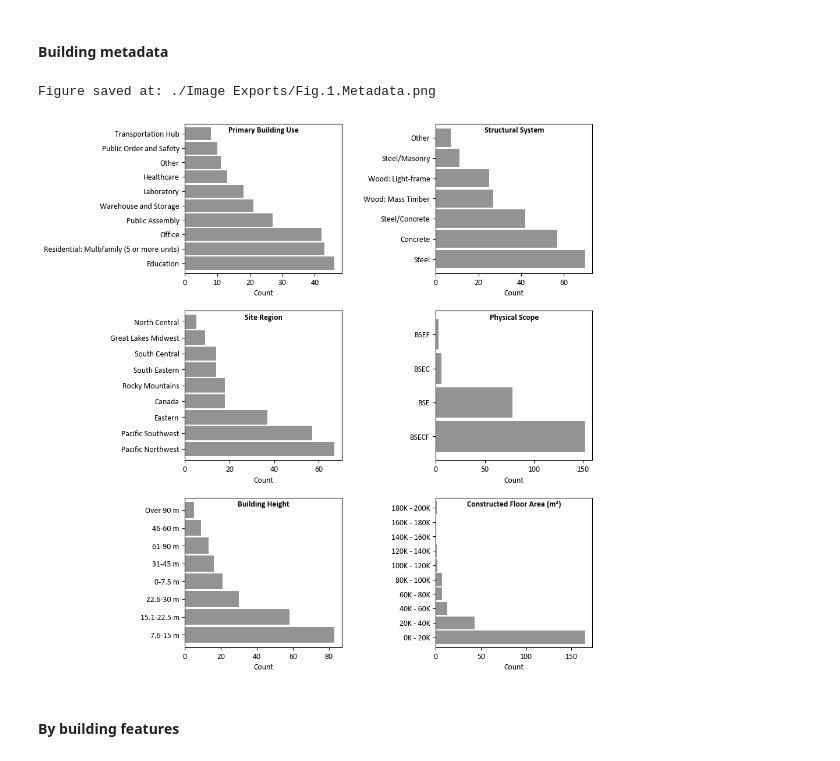
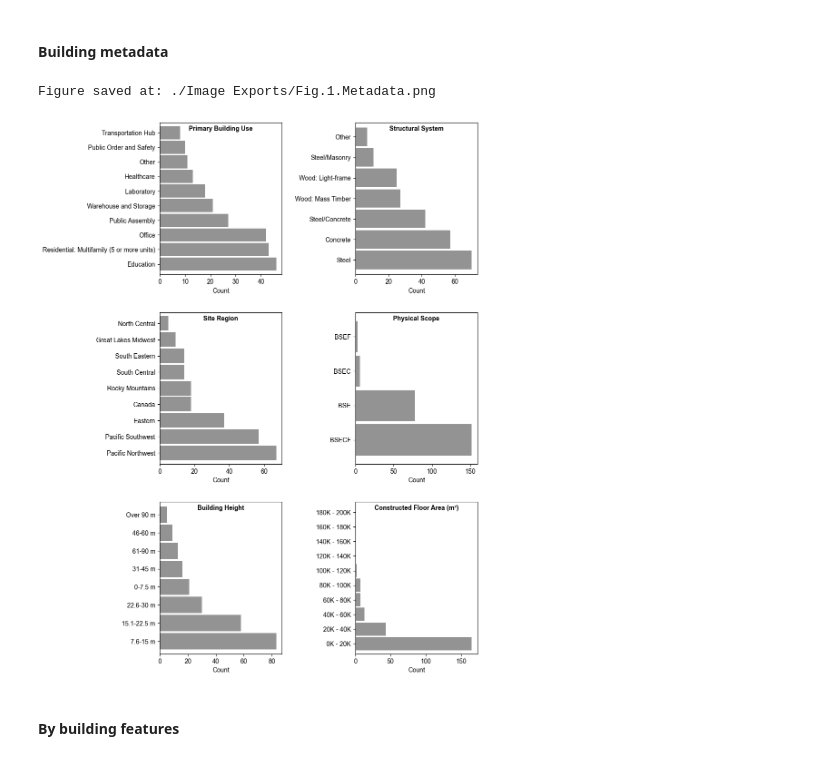
Before and after one commit to Life-Cycle-Lab/wblca-benchmark-v2-material-use-intensity, a Jupyter notebook: mui_eci_code_final.ipynb, the cells around one changed output. Saved outputs shown, nothing was run; the diff lists cells and outputs as text; code cells hidden in the pictures.

```diff
--- a/mui_eci_code_final.ipynb
+++ b/mui_eci_code_final.ipynb
@@ -39,7 +39,7 @@ from dash.dash_table.Format import Group
 import base64
 # %%
 # Set the default font family for all plots
-plt.rcParams['font.family'] = 'Calibri'  # Or any other font you prefer
+plt.rcParams['font.family'] = 'Arial'  # Or any other font you prefer
 # ['sans-serif'] was previously selected.
 # %% [markdown]
 ## Load and view datasets
@@ -709,7 +710,7 @@ n_cols = 2  # Two columns for better layout
 n_rows = (n_features // n_cols) + (n_features % n_cols > 0)  # Calculate required rows
 
 # Figure size
-fig, axes = plt.subplots(n_rows, n_cols, figsize=(10, 10))
+fig, axes = plt.subplots(n_rows, n_cols, figsize=(10, 13))
 axes = axes.flatten()  # Flatten for easy iteration
 
 # Define a single consistent grayscale color
@@ -750,34 +751,34 @@ for ax, feature in zip(axes[len(categorical_features):], numerical_features):
 
     ax.set_xlabel("Count")
     ax.set_ylabel("")  # Remove y-axis label
     ax.grid(False)  # Disable gridlines
 
     ax.text(
         0.5, 0.98, title_mapping.get(feature, feature.replace('_', ' ').title()),
         fontsize=10, fontweight="bold", color="black",
         ha="center", va="top", transform=ax.transAxes
     )
 
 # Hide any unused subplots
 for ax in axes[n_features:]:
     ax.axis("off")
 
 # Adjust layout with increased horizontal spacing
 plt.subplots_adjust(left=0.2, right=0.9, top=0.95, bottom=0.05, wspace=0.6, hspace=0.25)
 
 # Define the directory and filename where you want to save the image
 save_path = "./Image Exports/Fig.1.Metadata.png"  # Change this to your desired directory
 
 # Save the figure with a high resolution
 fig.savefig(save_path, dpi=600, bbox_inches="tight")
 
 print(f"Figure saved at: {save_path}")
 
 # Show the plot
 plt.show()
 # %% [output]
 Figure saved at: ./Image Exports/Fig.1.Metadata.png
-[figure, old version]
+[figure, new version]
 # %% [markdown]
 #### By building features
 # %% [markdown]
```
Also changed, not shown: parts of 8 cells of this notebook.
